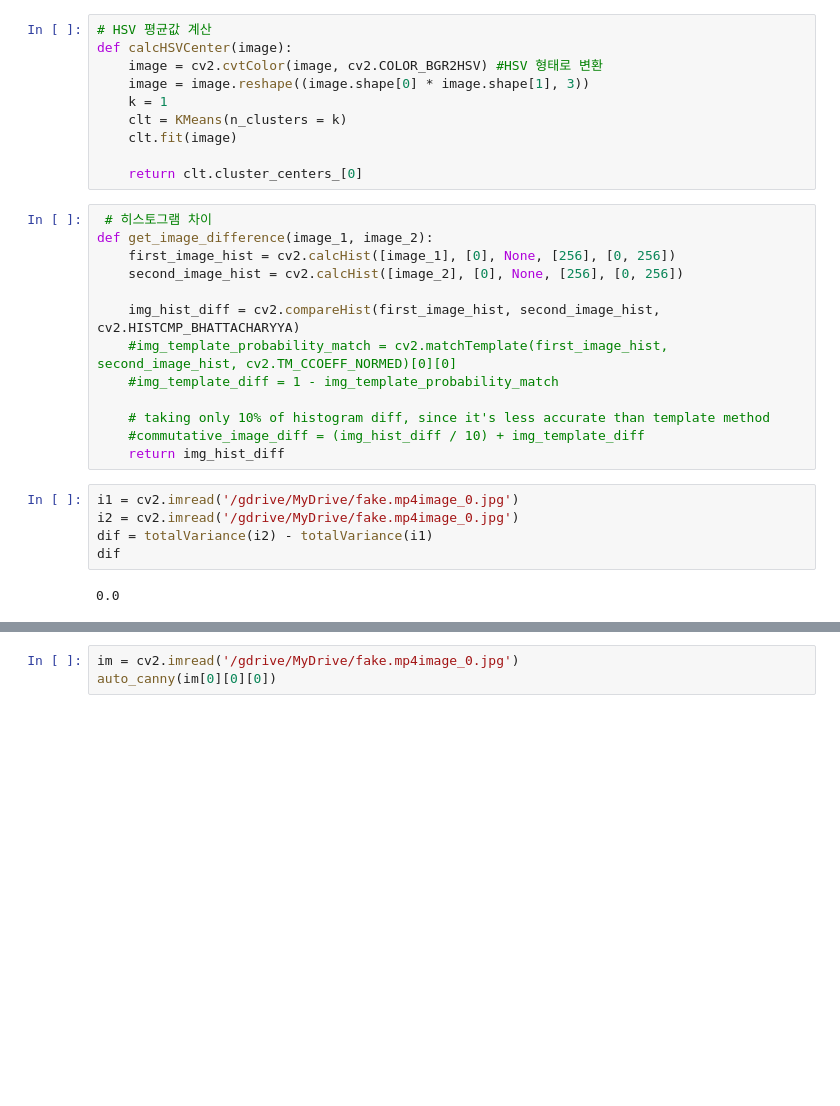
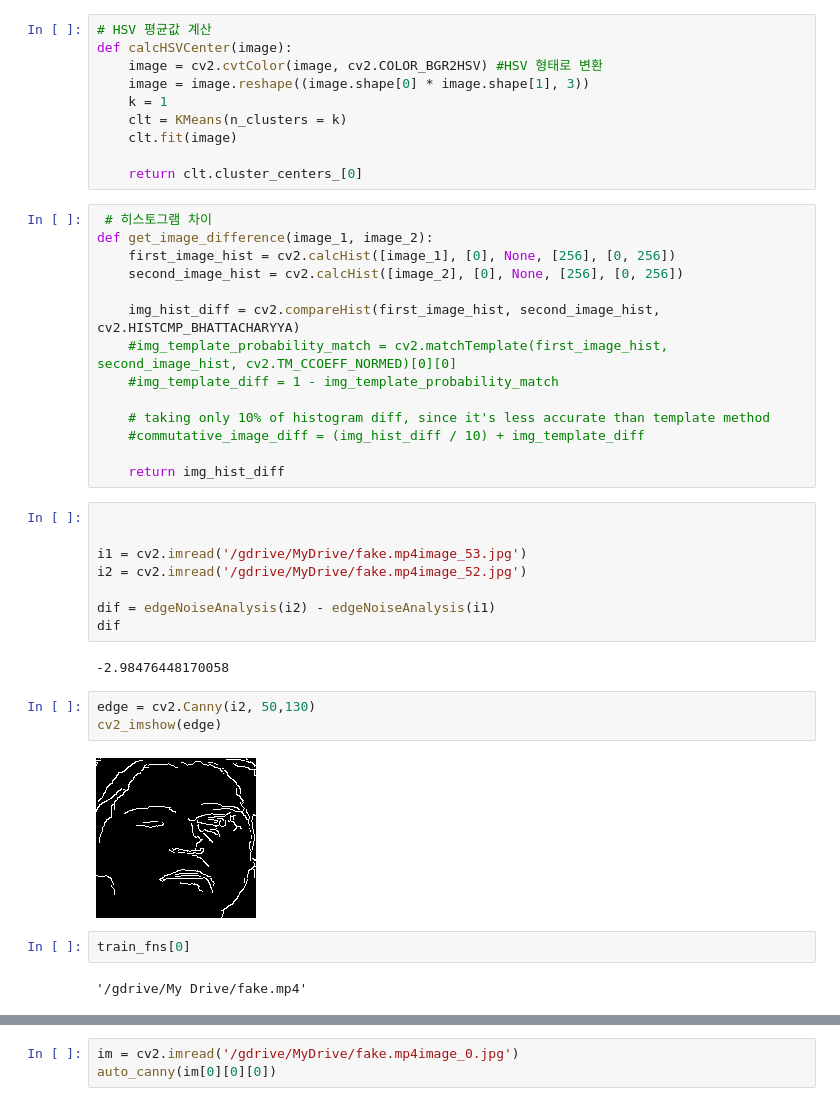
Before and after one commit to GipalLee/Deepfake_detection, a Jupyter notebook: deepfake_1_1_3.ipynb, the cells around one changed output, grey strips where cells are left out. Saved outputs shown, nothing was run; the diff lists cells and outputs as text; blank space fills up the shorter version.

```diff
--- a/deepfake_1_1_3.ipynb
+++ b/deepfake_1_1_3.ipynb
@@ -217,14 +230,27 @@ def get_image_difference(image_1, image_2):
 
     # taking only 10% of histogram diff, since it's less accurate than template method
     #commutative_image_diff = (img_hist_diff / 10) + img_template_diff
+
     return img_hist_diff
 # %%
-i1 = cv2.imread('/gdrive/MyDrive/fake.mp4image_0.jpg')
-i2 = cv2.imread('/gdrive/MyDrive/fake.mp4image_0.jpg')
-dif = totalVariance(i2) - totalVariance(i1)
+
+
+i1 = cv2.imread('/gdrive/MyDrive/fake.mp4image_53.jpg')
+i2 = cv2.imread('/gdrive/MyDrive/fake.mp4image_52.jpg')
+
+dif = edgeNoiseAnalysis(i2) - edgeNoiseAnalysis(i1)
 dif
 # %% [output]
-0.0
+-2.98476448170058
+# %%
+edge = cv2.Canny(i2, 50,130)
+cv2_imshow(edge)
+# %% [output]
+[figure, added]
+# %%
+train_fns[0]
+# %% [output]
+'/gdrive/My Drive/fake.mp4'
 # %%
     #for videoname in train_fns : # 하나의 동영상 이름 가져오기
     videoname = train_fns[0]
```
Also changed, not shown: parts of 15 cells of this notebook.
